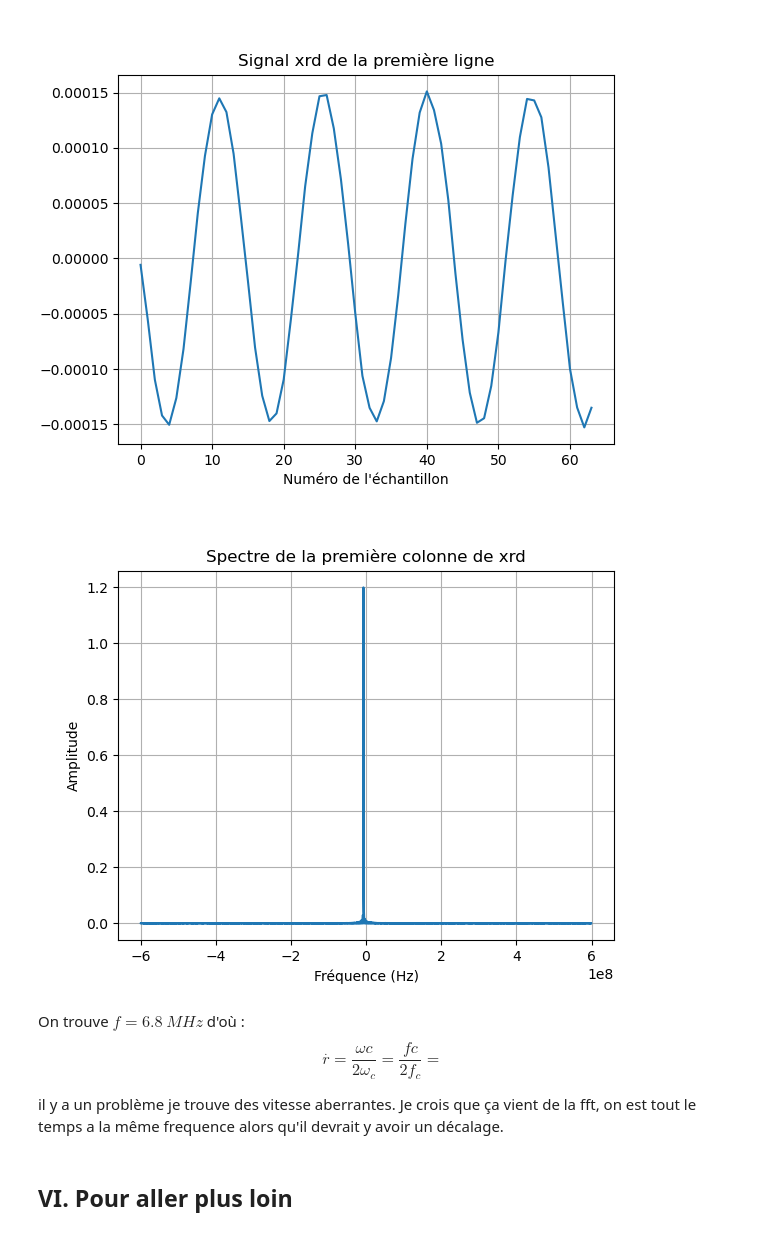
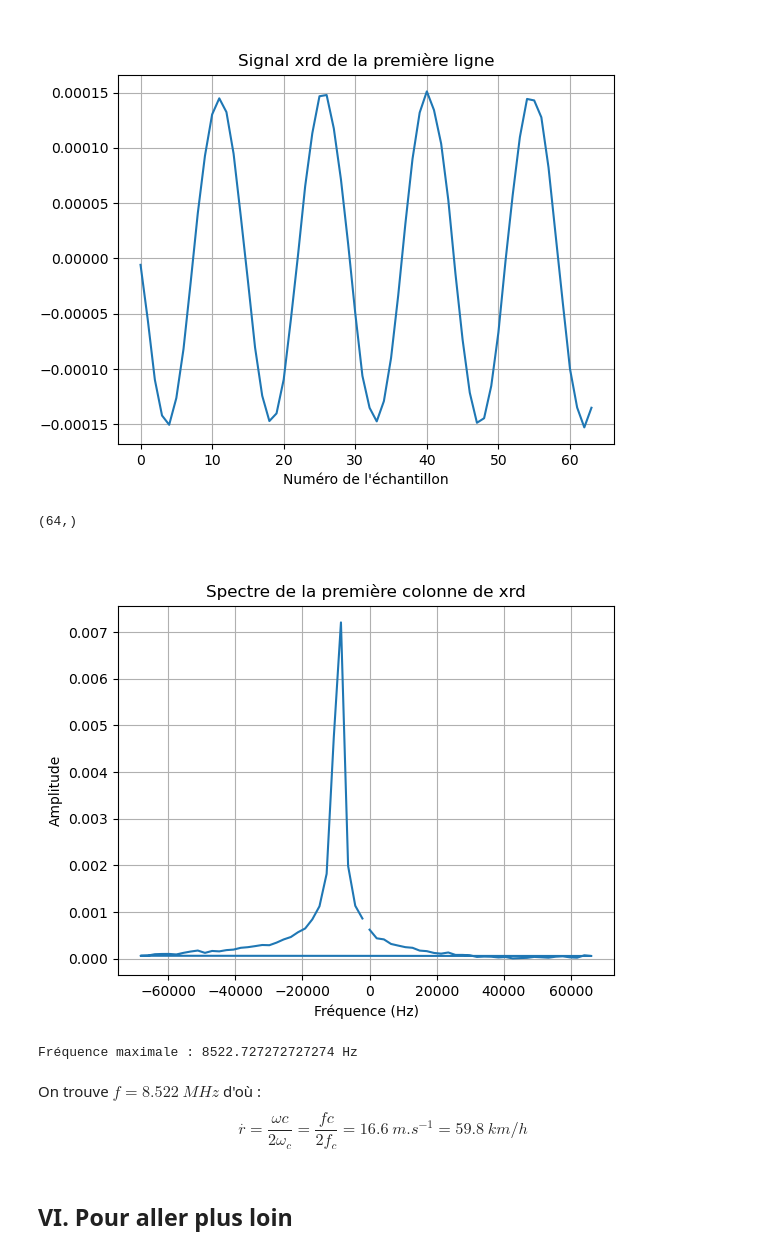
Before and after one commit to noamguillou/Traitement-du-signal-groupe-4, a Jupyter notebook: notebook.ipynb, the cells around one changed output. Cells and saved outputs as stored; diff of their text form; code cells hidden in the pictures.

```diff
--- a/notebook.ipynb
+++ b/notebook.ipynb
@@ -259,20 +259,24 @@ plt.show()
 # %% [output]
 [figure]
 # %%
-signal2 = np.fft.fft(xrd[:,0])
-frequencies2 = np.fft.fftfreq(len(signal2), d=1/fech)
+signal2 = np.fft.fft(xrd[0, :])
+print(signal2.shape)
+frequencies2 = np.fft.fftfreq(len(signal2), d=T_chirp)
 plt.figure()
 plt.plot(frequencies2, np.abs(signal2))
 plt.xlabel('Fréquence (Hz)')
 plt.ylabel('Amplitude')
 plt.title('Spectre de la première colonne de xrd')
 plt.grid()
 plt.show()
+
+f = np.abs(frequencies2[np.argmax(np.abs(signal2))])
+print(f"Fréquence maximale : {f} Hz")
 # %% [output]
+(64,)
-[figure, old version]
+[figure, new version]
+Fréquence maximale : 8522.727272727274 Hz
 # %% [markdown]
-On trouve $f=6.8~MHz$ d'où : $$\overset{.}{r} = \frac{\omega c}{2\omega_{c}} =\frac{f c}{2 f_{c}} = $$
-
-il y a un problème je trouve des vitesse aberrantes. Je crois que ça vient de la fft, on est tout le temps a la même frequence alors qu'il devrait y avoir un décalage.
+On trouve $f=8.522~MHz$ d'où : $$\overset{.}{r} = \frac{\omega c}{2\omega_{c}} =\frac{f c}{2 f_{c}} = 16.6~m.s^{-1} = 59.8 ~km/h$$
 # %% [markdown]
 ## VI. Pour aller plus loin ##
```
Also changed, not shown: 1 other file.
